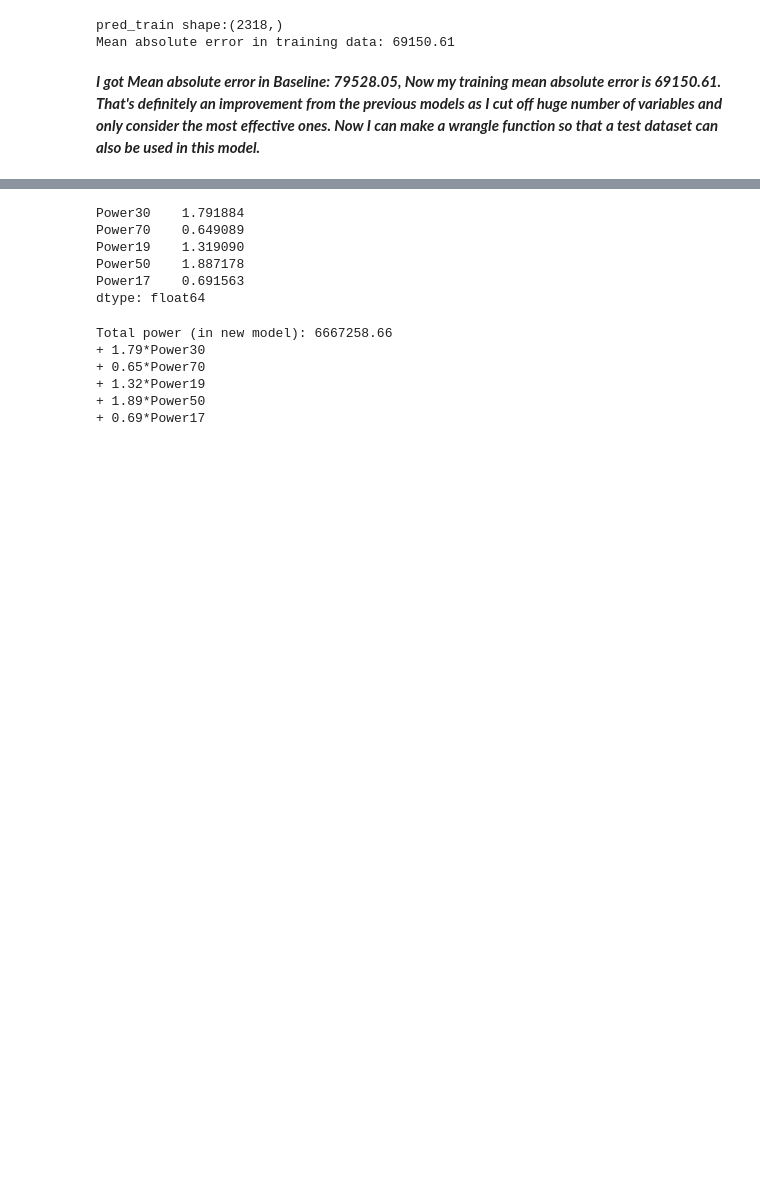
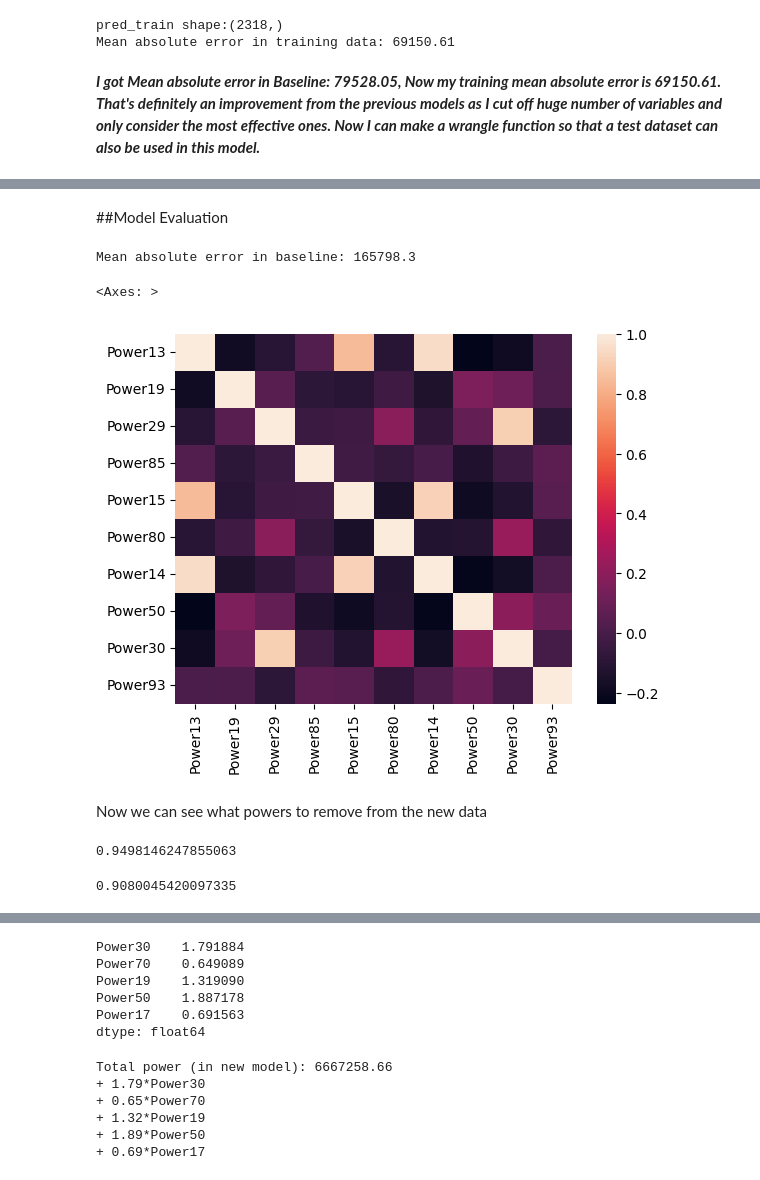
Before and after one commit to Swarn36/Linear_Regression_Trial, a Jupyter notebook: Large_scale_Wave_Energy_Farm.ipynb, the cells around one changed output, grey strips where cells are left out. Drawn from its saved outputs; the diff is of its cells as text; code cells hidden in the pictures; blank space fills up the shorter version.

```diff
--- a/Large_scale_Wave_Energy_Farm.ipynb
+++ b/Large_scale_Wave_Energy_Farm.ipynb
@@ -393,7 +395,7 @@ def wrangle(dataset):
   # combining the coordinating columns
   df_coord = df.loc[:, 'X1':'Y100']
   # drop the unnecessary columns
-  df = df.drop(columns=df_coord, inplace=True)
+  df = df.drop(columns=df_coord)
   # set the target
   target = 'Total_Power'
   # make the training dataset
@@ -447,3 +448,33 @@ def predction_mae(X_new, y_train):
   print(f'Total power (in new model): {round(intercept_new, 2)}')
   for k, v in feat_imp_new.items():
     print(f'+ {round(v, 2)}*{k}')
+# %% [markdown]
+##Model Evaluation
+# %%
+# let's test one dataset
+X_train, y_train = wrangle('/content/WEC_Perth_100.csv')
+baseline_mae(X_train, y_train)
+# %% [output]
+Mean absolute error in baseline: 165798.3
+# %%
+X = top_ten_trim_var(X_train)
+# %%
+fig = show_heatmap(X)
+fig
+# %% [output]
+<Axes: >
+[figure, added]
+# %% [markdown]
+Now we can see what powers to remove from the new data
+# %%
+# get the correlations between power 42 and 43
+corr2= X['Power13'].corr(X['Power14'])
+corr2
+# %% [output]
+0.9498146247855063
+# %%
+# get the correlations between power 42 and 43
+corr2= X['Power29'].corr(X['Power30'])
+corr2
+# %% [output]
+0.9080045420097335
```
Also changed, not shown: parts of 5 cells of this notebook.
